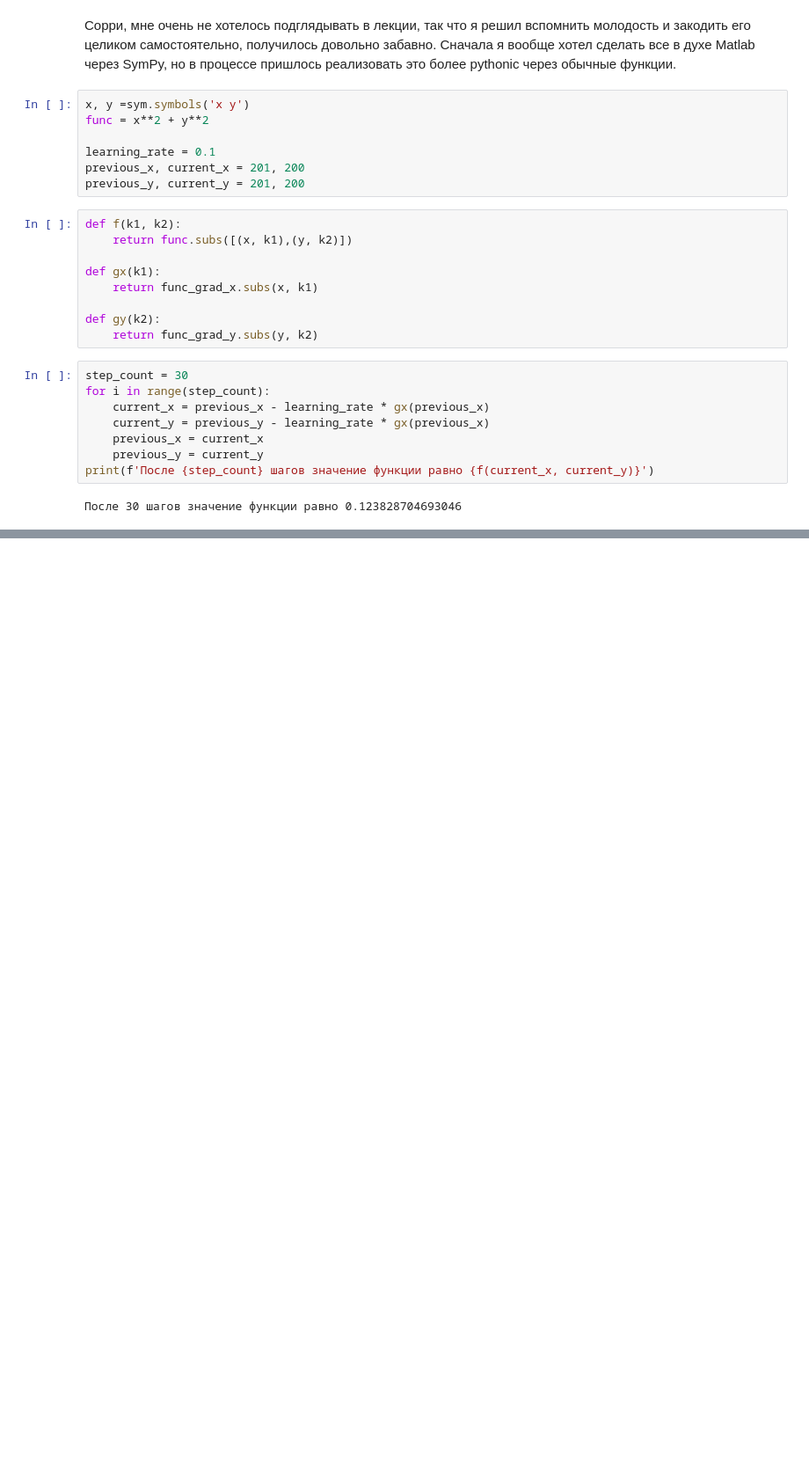
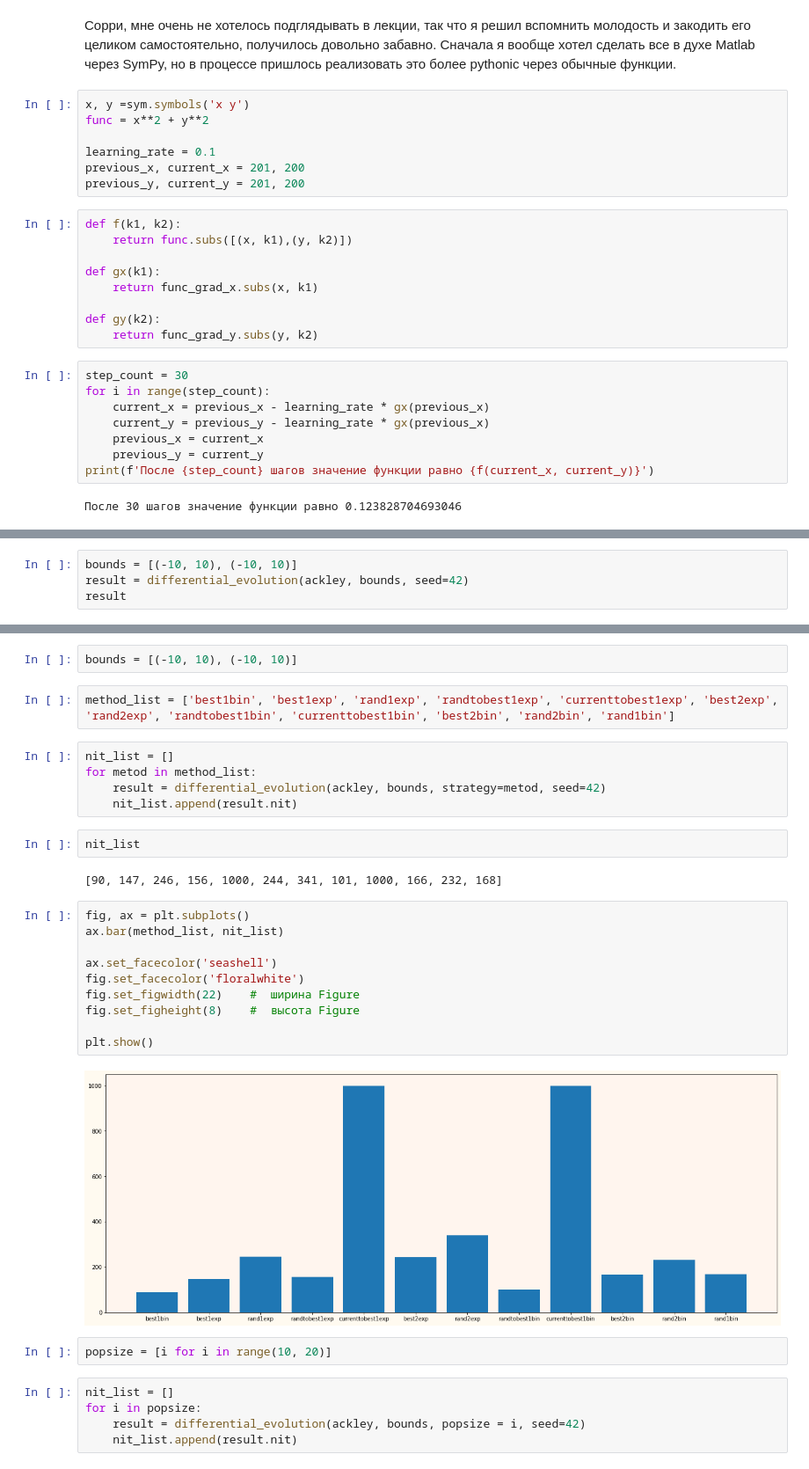
Before and after one commit to SperryUNIVAC/PYDA14, a Jupyter notebook: Math/math.ipynb, the cells around one changed output, grey strips where cells are left out. Shown: that part at 88% size. Cells and saved outputs as stored; diff of their text form; blank space fills up the shorter version.

```diff
--- a/Math/math.ipynb
+++ b/Math/math.ipynb
@@ -549,0 +577,4 @@ print(f'После {step_count} шагов значение функции ра
+# %%
+bounds = [(-10, 10), (-10, 10)]
+result = differential_evolution(ackley, bounds, seed=42)
+result
@@ -549,0 +617,32 @@ print(f'После {step_count} шагов значение функции ра
+# %%
+bounds = [(-10, 10), (-10, 10)]
+# %%
+method_list = ['best1bin', 'best1exp', 'rand1exp', 'randtobest1exp', 'currenttobest1exp', 'best2exp', 'rand2exp', 'randtobest1bin', 'currenttobest1bin', 'best2bin', 'rand2bin', 'rand1bin']
+# %%
+nit_list = []
+for metod in method_list:
+    result = differential_evolution(ackley, bounds, strategy=metod, seed=42)
+    nit_list.append(result.nit)
+# %%
+nit_list
+# %% [output]
+[90, 147, 246, 156, 1000, 244, 341, 101, 1000, 166, 232, 168]
+# %%
+fig, ax = plt.subplots()
+ax.bar(method_list, nit_list)
+
+ax.set_facecolor('seashell')
+fig.set_facecolor('floralwhite')
+fig.set_figwidth(22)    #  ширина Figure
+fig.set_figheight(8)    #  высота Figure
+
+plt.show()
+# %% [output]
+[figure, added]
+# %%
+popsize = [i for i in range(10, 20)]
+# %%
+nit_list = []
+for i in popsize:
+    result = differential_evolution(ackley, bounds, popsize = i, seed=42)
+    nit_list.append(result.nit)
```
Also changed, not shown: parts of 21 cells of this notebook, 3 other files.
